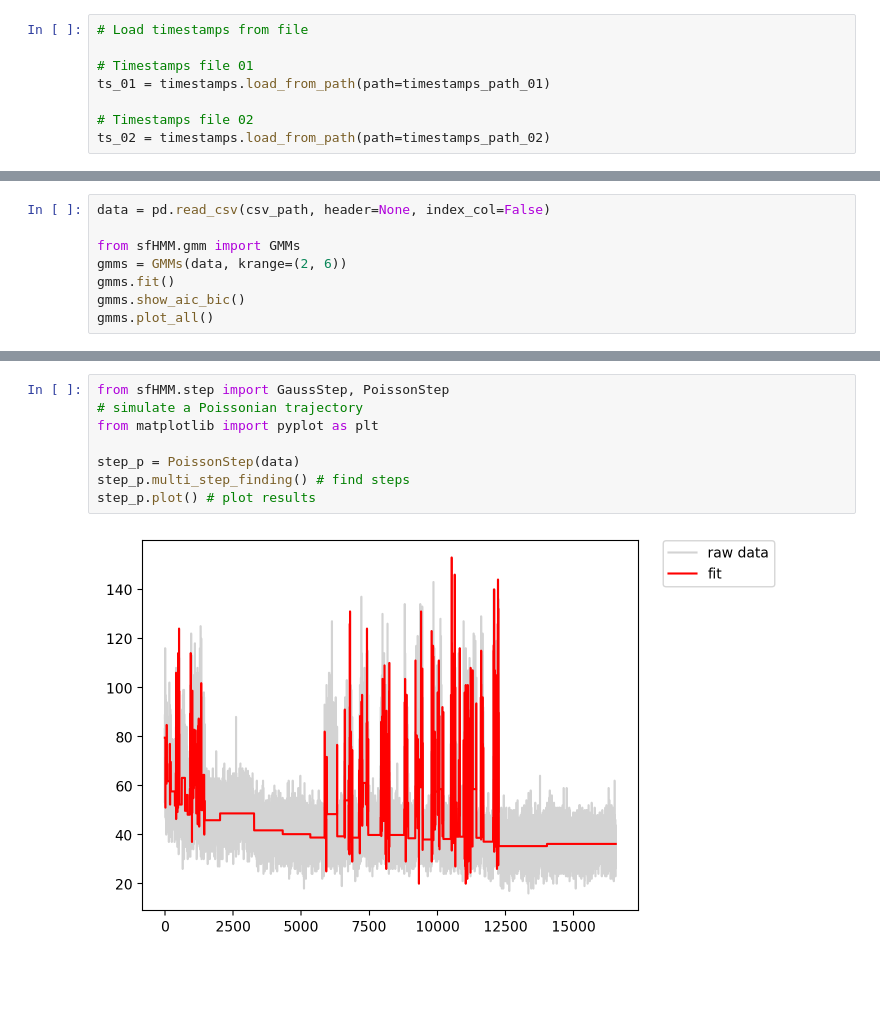
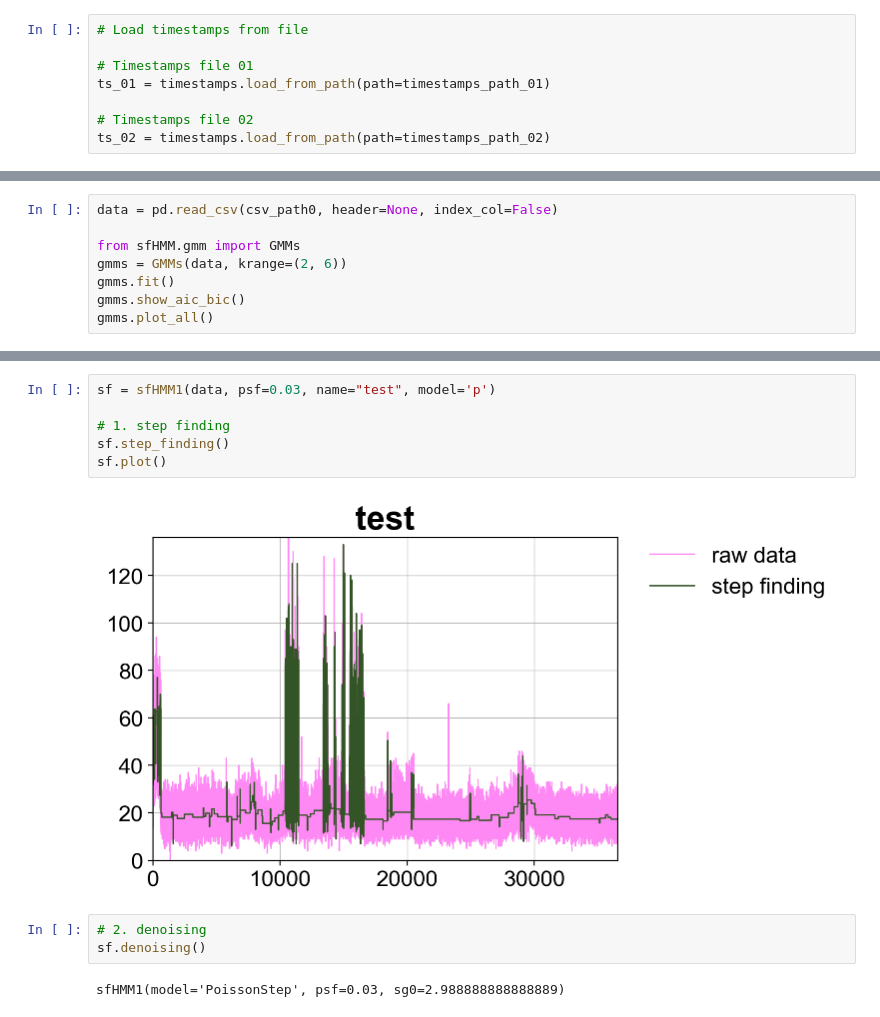
Before and after one commit to JKL453/s04-data-analysis, a Jupyter notebook: on-off-times/on-off-sfHMM.ipynb, the cells around one changed output, grey strips where cells are left out. Saved outputs shown, nothing was run; the diff lists cells and outputs as text; blank space fills up the shorter version.

```diff
--- a/on-off-times/on-off-sfHMM.ipynb
+++ b/on-off-times/on-off-sfHMM.ipynb
@@ -63,5 +181,5 @@ sfHMM1(krange=(1, 6), model='GaussStep', psf=0.007715114361970624,
 # %%
-data = pd.read_csv(csv_path, header=None, index_col=False)
+data = pd.read_csv(csv_path0, header=None, index_col=False)
 
 from sfHMM.gmm import GMMs
 gmms = GMMs(data, krange=(2, 6))
@@ -89,10 +210,13 @@ means =
-# %%
-from sfHMM.step import GaussStep, PoissonStep
-# simulate a Poissonian trajectory
-from matplotlib import pyplot as plt
-
-step_p = PoissonStep(data)
-step_p.multi_step_finding() # find steps
-step_p.plot() # plot results
-# %% [output]
-[figure, removed]
+# %%
+sf = sfHMM1(data, psf=0.03, name="test", model='p')
+
+# 1. step finding
+sf.step_finding()
+sf.plot()
+# %% [output]
+[figure, added]
+# %%
+# 2. denoising
+sf.denoising()
+# %% [output]
+sfHMM1(model='PoissonStep', psf=0.03, sg0=2.988888888888889)
```
Also changed, not shown: parts of 15 cells of this notebook, 3 other files.
